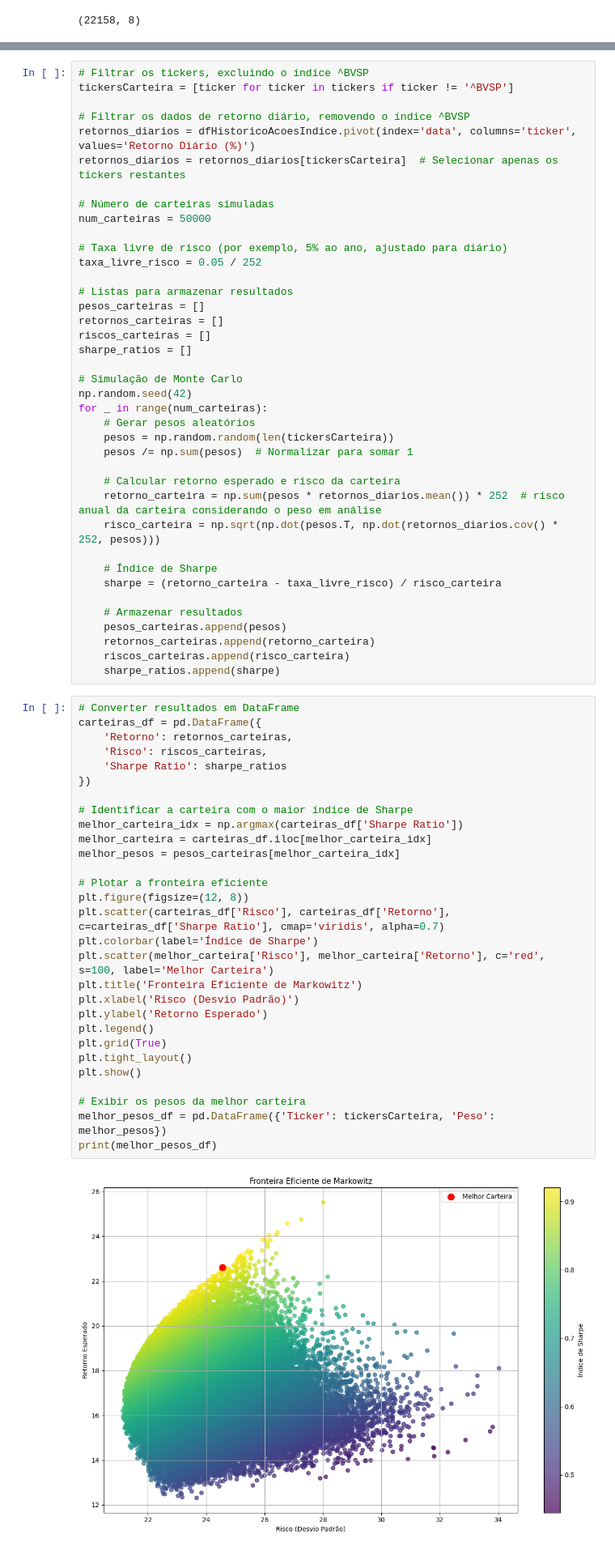
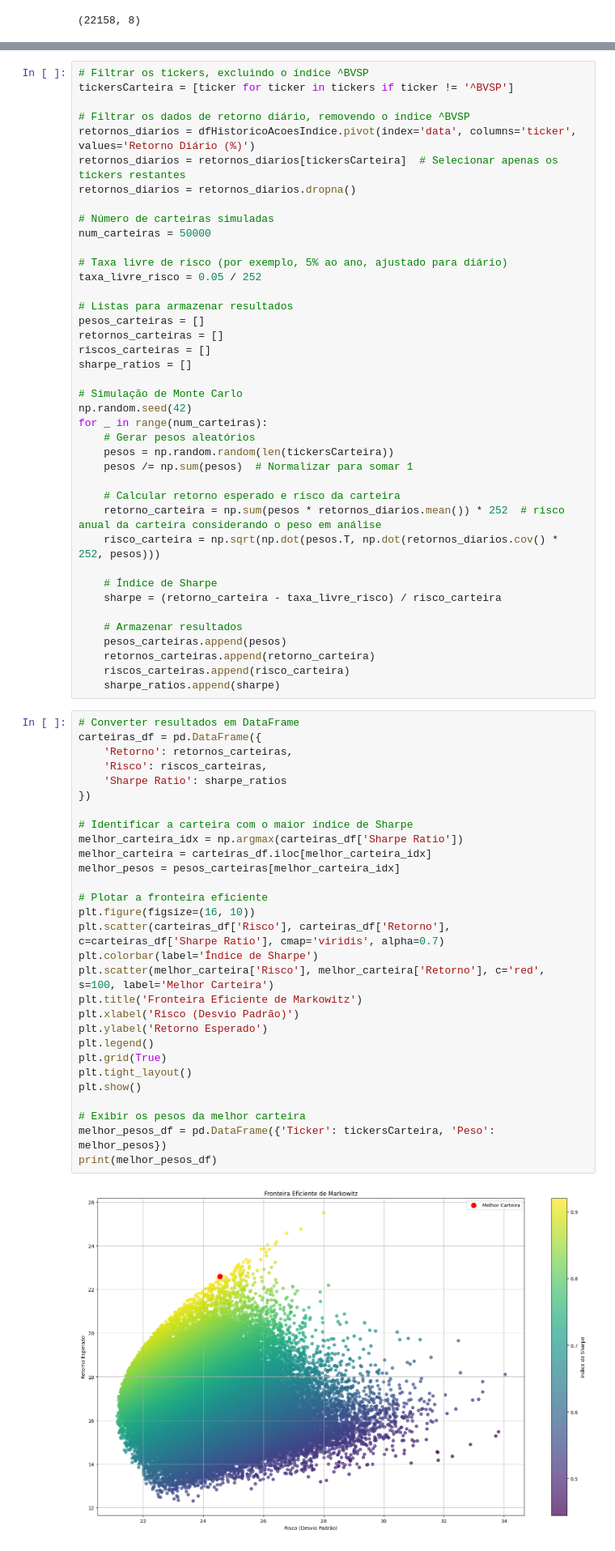
Before and after one commit to aqcorreia/AEDI, a Jupyter notebook: Tarefa02/AEDI_Tarefa02.ipynb, the cells around one changed output, grey strips where cells are left out. Shown at 81% size. Drawn from its saved outputs; the diff is of its cells as text.

```diff
--- a/Tarefa02/AEDI_Tarefa02.ipynb
+++ b/Tarefa02/AEDI_Tarefa02.ipynb
@@ -450,6 +452,7 @@ tickersCarteira = [ticker for ticker in tickers if ticker != '^BVSP']
 # Filtrar os dados de retorno diário, removendo o índice ^BVSP
 retornos_diarios = dfHistoricoAcoesIndice.pivot(index='data', columns='ticker', values='Retorno Diário (%)')
 retornos_diarios = retornos_diarios[tickersCarteira]  # Selecionar apenas os tickers restantes
+retornos_diarios = retornos_diarios.dropna()
 
 # Número de carteiras simuladas
 num_carteiras = 50000
@@ -485,34 +488,34 @@ for _ in range(num_carteiras):
 # %%
 # Converter resultados em DataFrame
 carteiras_df = pd.DataFrame({
     'Retorno': retornos_carteiras,
     'Risco': riscos_carteiras,
     'Sharpe Ratio': sharpe_ratios
 })
 
 # Identificar a carteira com o maior índice de Sharpe
 melhor_carteira_idx = np.argmax(carteiras_df['Sharpe Ratio'])
 melhor_carteira = carteiras_df.iloc[melhor_carteira_idx]
 melhor_pesos = pesos_carteiras[melhor_carteira_idx]
 
 # Plotar a fronteira eficiente
-plt.figure(figsize=(12, 8))
+plt.figure(figsize=(16, 10))
 plt.scatter(carteiras_df['Risco'], carteiras_df['Retorno'], c=carteiras_df['Sharpe Ratio'], cmap='viridis', alpha=0.7)
 plt.colorbar(label='Índice de Sharpe')
 plt.scatter(melhor_carteira['Risco'], melhor_carteira['Retorno'], c='red', s=100, label='Melhor Carteira')
 plt.title('Fronteira Eficiente de Markowitz')
 plt.xlabel('Risco (Desvio Padrão)')
 plt.ylabel('Retorno Esperado')
 plt.legend()
 plt.grid(True)
 plt.tight_layout()
 plt.show()
 
 # Exibir os pesos da melhor carteira
 melhor_pesos_df = pd.DataFrame({'Ticker': tickersCarteira, 'Peso': melhor_pesos})
 print(melhor_pesos_df)
 # %% [output]
-[figure, old version]
+[figure, new version]
      Ticker      Peso
 0  ABEV3.SA  0.145173
 1  BBAS3.SA  0.110824
```
Also changed, not shown: parts of 7 cells of this notebook.
